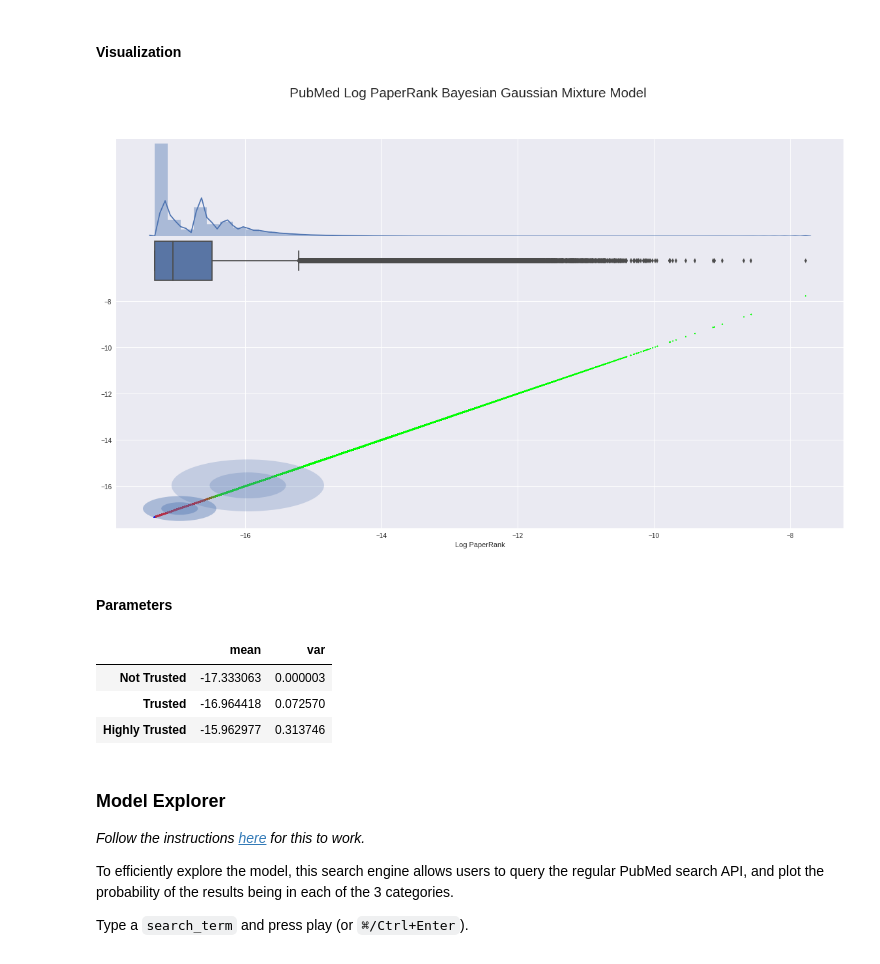
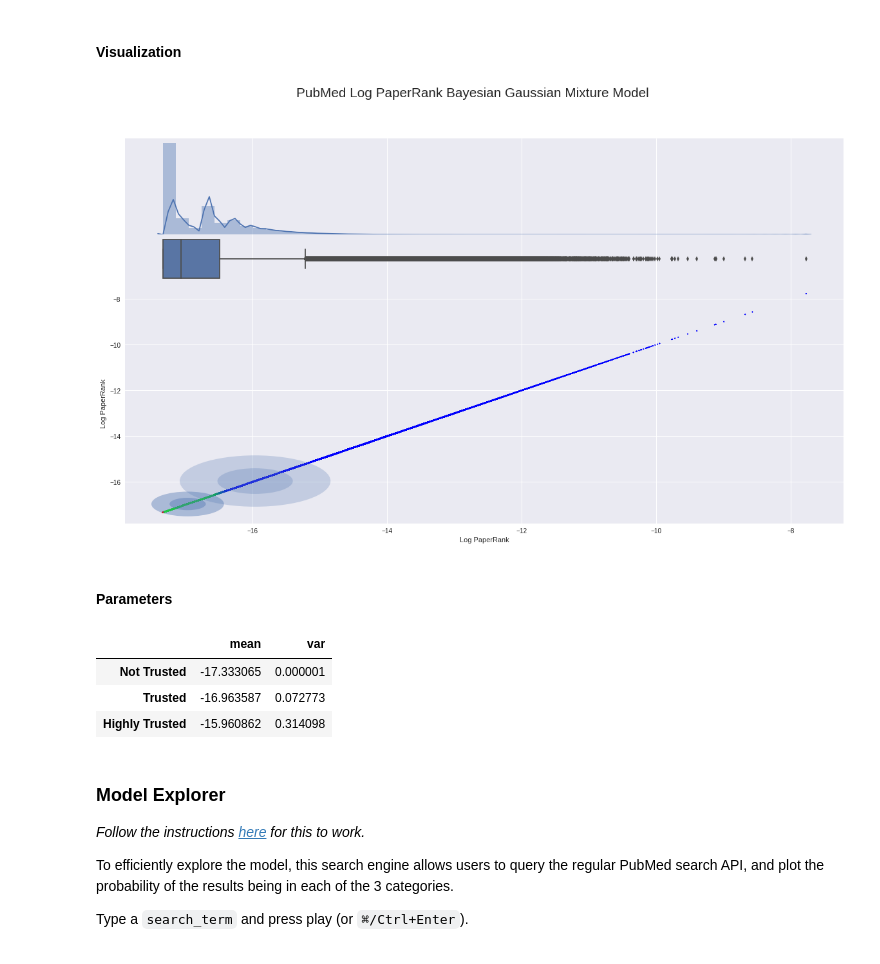
Before and after one commit to rukmal/PaperRank-Analysis, a Jupyter notebook: analysis.ipynb, the cells around one changed output. Drawn from its saved outputs; the diff is of its cells as text; code cells hidden in the pictures.

Commit message:
Fixed some issues with prediction ordering

```diff
--- a/analysis.ipynb
+++ b/analysis.ipynb
@@ -434,22 +439,26 @@ def cleanPredictions(pr_preds: np.ndarray) -> np.ndarray:
 
   # Determining order
   high_idx = 6582628  # SHELX, PMID: 18156677
+  mid_idx = 4088898  #  Holford, et al., PMID: 22373303
   low_idx = 3955228  # Johnson, et al., PMID: 22576581
 
-  # Getting high and low predictions
+  # Getting low, mid and high predictions
   high_pred = pr_preds[high_idx]
+  mid_pred = pr_preds[mid_idx]
   low_pred = pr_preds[low_idx]
 
   # Getting high and low indices
-  high_pred_idx = [int(round(i)) for i in high_pred]
-  low_pred_idx = [int(round(i)) for i in low_pred]
+  high_pred_idx = [int(round(i)) for i in high_pred].index(1)
+  mid_pred_idx = [int(round(i)) for i in mid_pred].index(1)
+  low_pred_idx = [int(round(i)) for i in low_pred].index(1)
 
   # Creating order
-  order = [1] * 3
+  order = [0] * 3
 
-  # Set high and low indexes
-  order[high_pred_idx.index(1)] = 2
-  order[low_pred_idx.index(1)] = 0
+  # Set high, mid and low indexes
+  order[0] = low_pred_idx
+  order[1] = mid_pred_idx
+  order[2] = high_pred_idx
 
   # Creating new predictions
   new_preds = []
@@ -815,6 +824,11 @@ pr_model = mixture.BayesianGaussianMixture(n_components=3,
 
 # Training model on entire dataset
 pr_model_full = pr_model.fit(X)
+
+# Predict over entire dataset, sort predictions
+pr_preds_unsorted = pr_model_full.predict_proba(X)
+global pr_preds
+pr_preds = np.copy(cleanPredictions(pr_preds_unsorted))
 # %% [markdown]
 ### Model Analysis
 # %% [markdown]
@@ -828,40 +842,36 @@ fig, axs = plt.subplots(3, 1, figsize=dims_large, sharex=True,
 fig.suptitle('PubMed Log PaperRank Bayesian Gaussian Mixture Model',
              fontsize='xx-large')
 
 
 # Top plot
 #---------
 
 # Set axes
 ax = axs[0]
 # Plot Histogram
 sns.distplot(pr_log, kde=True, rug=False, ax=ax)
 # Clear y-axis ticks
 ax.set_yticks([])
 
 # Middle plot
 #---------
 
 # Set axes
 ax = axs[1]
 # Plot Box plot
 sns.boxplot(pr_log, ax=ax)
 
 # Bottom plot
 #------------
 
 # Set axes
 ax = axs[2]
 ax.set_xlabel('Log PaperRank')
-# Predict over entire dataset
-pr_preds = pr_model_full.predict_proba(X)
-# Clean predictions, save
-global pr_preds
-pr_preds = np.copy(cleanPredictions(pr_preds))
+ax.set_ylabel('Log PaperRank')
 # Plot graph
-drawMixtureModel(model=model, preds=pr_preds, X=X, ax=ax, set_title=False)
+drawMixtureModel(model=pr_model, preds=pr_preds, X=X, ax=ax, set_title=False)
 # %% [output]
-[figure, old version]
+[figure, new version]
 # %% [markdown]
 #### Parameters
 # %%
@@ -870,8 +880,8 @@ global pr_model_stat
 pr_model_stat = dict()
 
 # Getting mean and variance
-pr_model_stat['mean'] = [a[0] for a in model.means_]
-pr_model_stat['var'] = [a[0] for a in model.covariances_]
+pr_model_stat['mean'] = [a[0] for a in pr_model.means_]
+pr_model_stat['var'] = [a[0] for a in pr_model.covariances_]
 
 # Cleaning model predictions, mean and variance
 # Note: We know the means must be in ascending order
@@ -889,9 +899,9 @@ pr_model_stat_df.index = ['Not Trusted', 'Trusted', 'Highly Trusted']
 pr_model_stat_df
 # %% [output]
 |  | mean | var |
-| Not Trusted | -17.333063 | 0.000003 |
-| Trusted | -16.964418 | 0.072570 |
-| Highly Trusted | -15.962977 | 0.313746 |
+| Not Trusted | -17.333065 | 0.000001 |
+| Trusted | -16.963587 | 0.072773 |
+| Highly Trusted | -15.960862 | 0.314098 |
 # %% [markdown]
 ### Model Explorer
 
```
Also changed, not shown: parts of 1 cell of this notebook.
